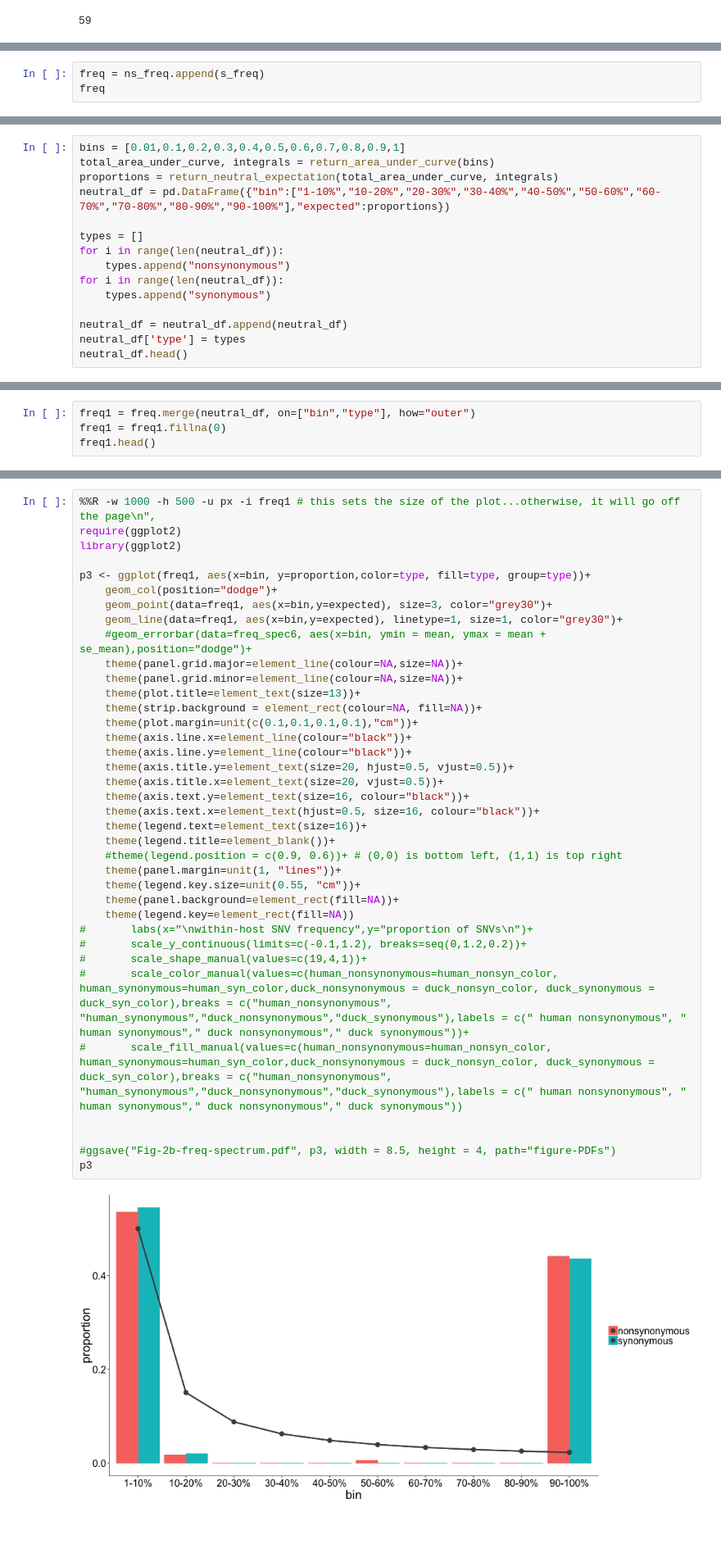
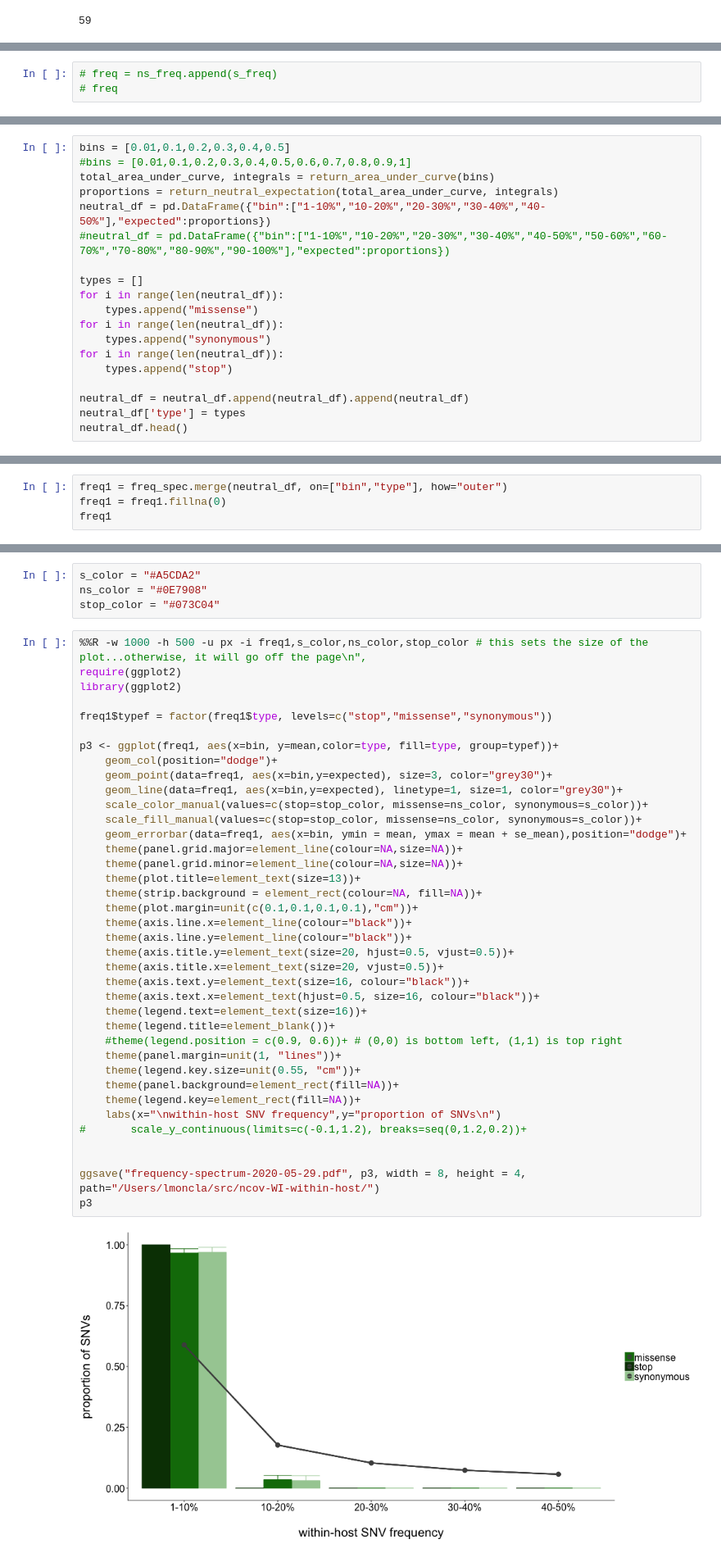
Before and after one commit to lmoncla/ncov-WI-within-host, a Jupyter notebook: scripts/query-within-host-snvs-in-tree.ipynb, the cells around one changed output, grey strips where cells are left out. Shown at 82% size. Cells and saved outputs as stored; diff of their text form; blank space fills up the shorter version.

```diff
--- a/scripts/query-within-host-snvs-in-tree.ipynb
+++ b/scripts/query-within-host-snvs-in-tree.ipynb
@@ -311,3 +353,3 @@ ns_freq
 # %%
-freq = ns_freq.append(s_freq)
-freq
+# freq = ns_freq.append(s_freq)
+# freq
@@ -357,18 +445,22 @@ def return_neutral_expectation(total_area_under_curve, integrals):
 
     return(proportions)
 # %%
-bins = [0.01,0.1,0.2,0.3,0.4,0.5,0.6,0.7,0.8,0.9,1]
+bins = [0.01,0.1,0.2,0.3,0.4,0.5]
+#bins = [0.01,0.1,0.2,0.3,0.4,0.5,0.6,0.7,0.8,0.9,1]
 total_area_under_curve, integrals = return_area_under_curve(bins)
 proportions = return_neutral_expectation(total_area_under_curve, integrals)
-neutral_df = pd.DataFrame({"bin":["1-10%","10-20%","20-30%","30-40%","40-50%","50-60%","60-70%","70-80%","80-90%","90-100%"],"expected":proportions})
+neutral_df = pd.DataFrame({"bin":["1-10%","10-20%","20-30%","30-40%","40-50%"],"expected":proportions})
+#neutral_df = pd.DataFrame({"bin":["1-10%","10-20%","20-30%","30-40%","40-50%","50-60%","60-70%","70-80%","80-90%","90-100%"],"expected":proportions})
 
 types = []
 for i in range(len(neutral_df)):
-    types.append("nonsynonymous")
+    types.append("missense")
 for i in range(len(neutral_df)):
     types.append("synonymous")
+for i in range(len(neutral_df)):
+    types.append("stop")
 
-neutral_df = neutral_df.append(neutral_df)
+neutral_df = neutral_df.append(neutral_df).append(neutral_df)
 neutral_df['type'] = types
 neutral_df.head()
 # %% [output]
@@ -381,5 +473,5 @@ neutral_df.head()
 # %%
-freq1 = freq.merge(neutral_df, on=["bin","type"], how="outer")
+freq1 = freq_spec.merge(neutral_df, on=["bin","type"], how="outer")
 freq1 = freq1.fillna(0)
-freq1.head()
+freq1
 # %% [output]
@@ -392,41 +494,46 @@ freq1.head()
+# %%
+s_color = "#A5CDA2"
+ns_color = "#0E7908"
+stop_color = "#073C04"
 # %%
-%%R -w 1000 -h 500 -u px -i freq1 # this sets the size of the plot...otherwise, it will go off the page\n",
+%%R -w 1000 -h 500 -u px -i freq1,s_color,ns_color,stop_color # this sets the size of the plot...otherwise, it will go off the page\n",
 require(ggplot2)
 library(ggplot2)
 
-p3 <- ggplot(freq1, aes(x=bin, y=proportion,color=type, fill=type, group=type))+
+freq1$typef = factor(freq1$type, levels=c("stop","missense","synonymous"))
+
+p3 <- ggplot(freq1, aes(x=bin, y=mean,color=type, fill=type, group=typef))+
     geom_col(position="dodge")+
     geom_point(data=freq1, aes(x=bin,y=expected), size=3, color="grey30")+
     geom_line(data=freq1, aes(x=bin,y=expected), linetype=1, size=1, color="grey30")+
-    #geom_errorbar(data=freq_spec6, aes(x=bin, ymin = mean, ymax = mean + se_mean),position="dodge")+
+    scale_color_manual(values=c(stop=stop_color, missense=ns_color, synonymous=s_color))+
+    scale_fill_manual(values=c(stop=stop_color, missense=ns_color, synonymous=s_color))+
+    geom_errorbar(data=freq1, aes(x=bin, ymin = mean, ymax = mean + se_mean),position="dodge")+
     theme(panel.grid.major=element_line(colour=NA,size=NA))+
     theme(panel.grid.minor=element_line(colour=NA,size=NA))+
     theme(plot.title=element_text(size=13))+
     theme(strip.background = element_rect(colour=NA, fill=NA))+
     theme(plot.margin=unit(c(0.1,0.1,0.1,0.1),"cm"))+
     theme(axis.line.x=element_line(colour="black"))+
     theme(axis.line.y=element_line(colour="black"))+
     theme(axis.title.y=element_text(size=20, hjust=0.5, vjust=0.5))+
     theme(axis.title.x=element_text(size=20, vjust=0.5))+
     theme(axis.text.y=element_text(size=16, colour="black"))+
     theme(axis.text.x=element_text(hjust=0.5, size=16, colour="black"))+
     theme(legend.text=element_text(size=16))+
     theme(legend.title=element_blank())+
     #theme(legend.position = c(0.9, 0.6))+ # (0,0) is bottom left, (1,1) is top right
     theme(panel.margin=unit(1, "lines"))+
     theme(legend.key.size=unit(0.55, "cm"))+
     theme(panel.background=element_rect(fill=NA))+
-    theme(legend.key=element_rect(fill=NA))
-#       labs(x="\nwithin-host SNV frequency",y="proportion of SNVs\n")+
+    theme(legend.key=element_rect(fill=NA))+
+    labs(x="\nwithin-host SNV frequency",y="proportion of SNVs\n")
 #       scale_y_continuous(limits=c(-0.1,1.2), breaks=seq(0,1.2,0.2))+
-#       scale_shape_manual(values=c(19,4,1))+
-#       scale_color_manual(values=c(human_nonsynonymous=human_nonsyn_color, human_synonymous=human_syn_color,duck_nonsynonymous = duck_nonsyn_color, duck_synonymous = duck_syn_color),breaks = c("human_nonsynonymous", "human_synonymous","duck_nonsynonymous","duck_synonymous"),labels = c(" human nonsynonymous", " human synonymous"," duck nonsynonymous"," duck synonymous"))+
-#       scale_fill_manual(values=c(human_nonsynonymous=human_nonsyn_color, human_synonymous=human_syn_color,duck_nonsynonymous = duck_nonsyn_color, duck_synonymous = duck_syn_color),breaks = c("human_nonsynonymous", "human_synonymous","duck_nonsynonymous","duck_synonymous"),labels = c(" human nonsynonymous", " human synonymous"," duck nonsynonymous"," duck synonymous"))
 
 
-#ggsave("Fig-2b-freq-spectrum.pdf", p3, width = 8.5, height = 4, path="figure-PDFs")
+ggsave("frequency-spectrum-2020-05-29.pdf", p3, width = 8, height = 4, path="/Users/lmoncla/src/ncov-WI-within-host/")
 p3
 # %% [output]
-[figure, old version]
+[figure, new version]
 # %% [markdown]
 This looks to me very expected, where we have a large excess of low frequency variation, consistent with population expansion. It's actually pretty remarkable how similar the distributions are for synonymous and nonsynonymous variation.
```
Also changed, not shown: parts of 51 cells of this notebook.
